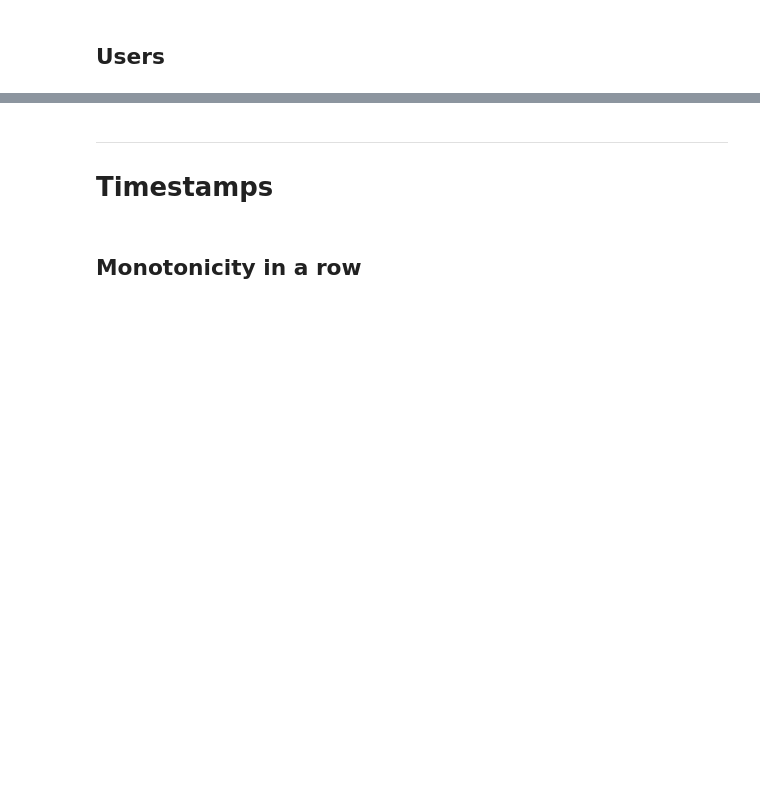
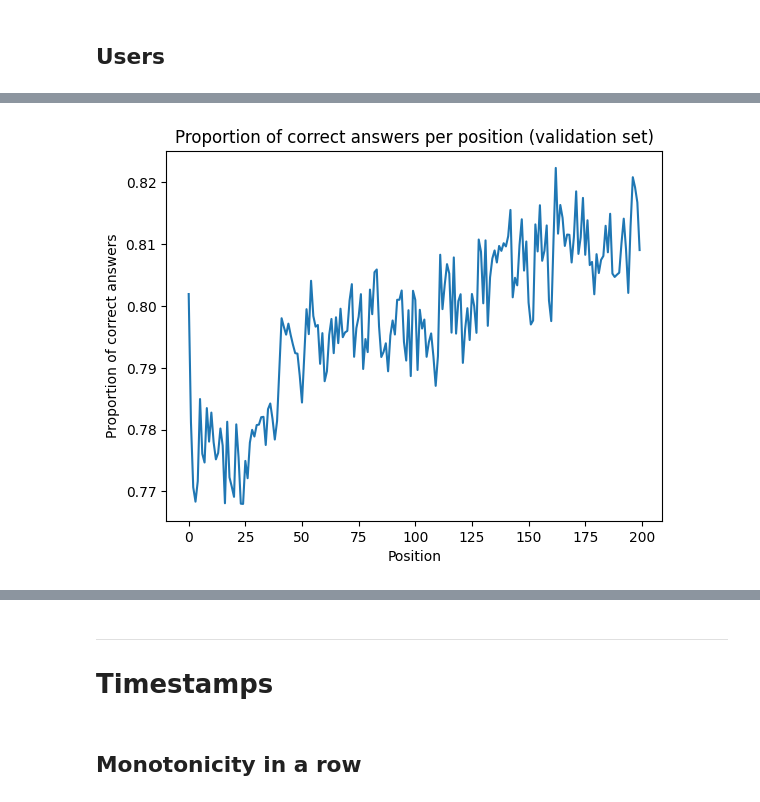
Before and after one commit to roger-yu-ds/XES3G5M, a Jupyter notebook: notebooks/eda.ipynb, the cells around one changed output, grey strips where cells are left out. Drawn from its saved outputs; the diff is of its cells as text; code cells hidden in the pictures; blank space fills up the shorter version.

```diff
--- a/notebooks/eda.ipynb
+++ b/notebooks/eda.ipynb
@@ -128,0 +226,4 @@ assert len(set(data_module.seq_df_test.uid.unique()).intersection(data_module.se
+# %%
+plot_proportion_trend(data_module.seq_df_val, "validation set")
+# %% [output]
+[figure, added]
```
Also changed, not shown: parts of 66 cells of this notebook.
